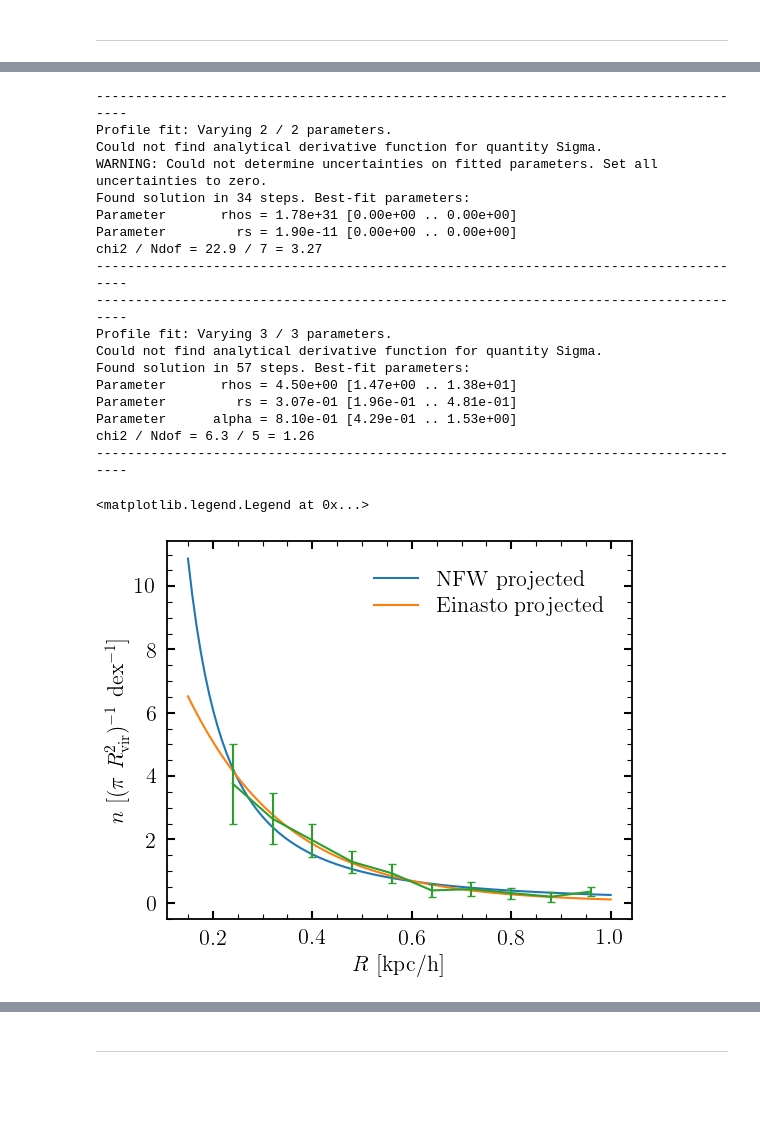
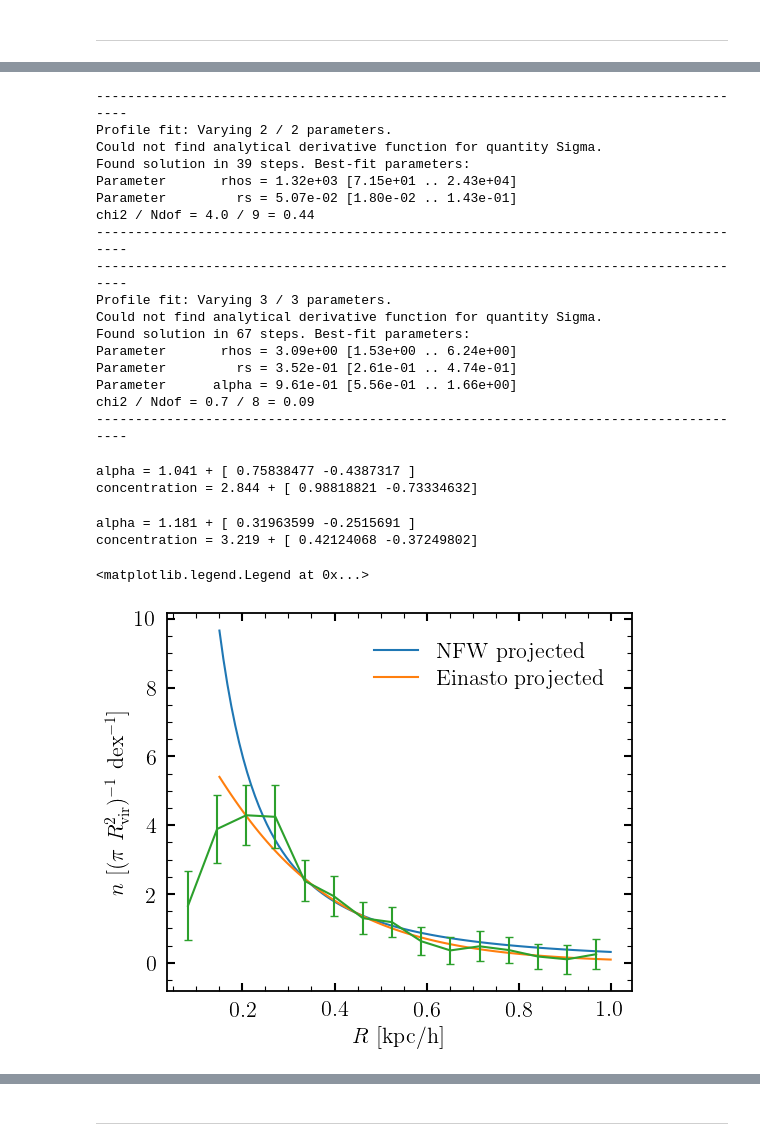
Before and after one commit to AstroJacobLi/kuaizi, a Jupyter notebook: diezi/scarlet_modeling/nsa_z002_004/UDG_sample.ipynb, the cells around one changed output, grey strips where cells are left out. Cells and saved outputs as stored; diff of their text form; code cells hidden in the pictures; blank space fills up the shorter version.

Commit message:
correct number density profile

```diff
--- a/diezi/scarlet_modeling/nsa_z002_004/UDG_sample.ipynb
+++ b/diezi/scarlet_modeling/nsa_z002_004/UDG_sample.ipynb
@@ -654,3 +532,0 @@ for name in unique_name[:]:
-# %%
-n_cen = np.average(n_cens, axis=0, weights=1 / udg_cat[ind]['host_r_vir_ang'].data**2)
-n_std = np.sqrt(np.sum(np.array(n_stds)**2, axis=0)) / len(n_stds)
@@ -675,6 +540,3 @@ output, cen = moving_binned_statistic(dist_ratio,
                                       n_slide=n_slide)
 comp_avg = np.nanmean(output, axis=0)
 comp_std = np.nanstd(output, axis=0)
-# %%
-n_corr = n_cen / comp_avg
-n_std = n_corr * np.sqrt((n_std / n_cen)**2 + (comp_std / comp_avg)**2)
@@ -680,0 +577,7 @@ n_std = n_corr * np.sqrt((n_std / n_cen)**2 + (comp_std / comp_avg)**2)
+# %%
+n_cen = np.array(result['n_cen']).mean(axis=0)
+n_std = np.sqrt(np.array(result['n_cen']).std(axis=0)**2 + np.mean(result['n_std'], axis=0)**2)
+
+# completeness
+n_corr = n_cen / comp_avg
+n_corr_std = n_corr * np.sqrt((n_std / n_cen)**2 + (comp_std / comp_avg)**2)
@@ -683,42 +595,34 @@ from colossus.cosmology import cosmology
 from colossus.halo import profile_nfw, profile_einasto
 
 cosmology.setCosmology('planck15')
-p_nfw = profile_nfw.NFWProfile(rhos=4.79e+04, rs=3.14e-02, z=0.0, mdef='vir')
-res_nfw = p_nfw.fit(cen[:-1], n_corr[:-1],
+
+flag = (cen > 0.3)
+p_nfw = profile_nfw.NFWProfile(rhos=4 * 3.57, rs=0.1, z=0.0, mdef='vir')
+res_nfw = p_nfw.fit(cen[flag], n_corr[flag],
                  quantity='Sigma',
-                 q_err=n_std[:-1]
+                 q_err=n_std[flag-1]
                 )
-# res = p_nfw.fit(cen, n_corr, quantity='Sigma', method='mcmc', converged_GR=1,
-#                 output_every_n=1000,
-#                 q_err=n_std / comp_avg)
 
-p_einasto = profile_einasto.EinastoProfile(M=1e4, alpha=0.92, c=1.83, z=0.0, mdef='vir')
-res_ein = p_einasto.fit(cen[1:-1], n_corr[1:-1],
-                    q_err=n_std[1:-1],
+p_einasto = profile_einasto.EinastoProfile(M=10, alpha=0.3, c=1.83, z=0.0, mdef='vir')
+res_ein = p_einasto.fit(cen[flag], n_corr[flag],
+                    q_err=n_corr_std[flag],
                     quantity='Sigma',
                     method='leastsq')
-
-# res = p_einasto.fit(cen[1:-1], n_corr[1:-1],
-#                 quantity='Sigma', method='mcmc',
-#                 converged_GR=1,
-#                 output_every_n=500,
-#                 q_err=n_std[1:-1])
 # %% [output]
 -------------------------------------------------------------------------------------
 Profile fit: Varying 2 / 2 parameters.
 Could not find analytical derivative function for quantity Sigma.
-WARNING: Could not determine uncertainties on fitted parameters. Set all uncertainties to zero.
-Found solution in 34 steps. Best-fit parameters:
-Parameter       rhos = 1.78e+31 [0.00e+00 .. 0.00e+00]
-Parameter         rs = 1.90e-11 [0.00e+00 .. 0.00e+00]
-chi2 / Ndof = 22.9 / 7 = 3.27
+Found solution in 39 steps. Best-fit parameters:
+Parameter       rhos = 1.32e+03 [7.15e+01 .. 2.43e+04]
+Parameter         rs = 5.07e-02 [1.80e-02 .. 1.43e-01]
+chi2 / Ndof = 4.0 / 9 = 0.44
 -------------------------------------------------------------------------------------
 -------------------------------------------------------------------------------------
 Profile fit: Varying 3 / 3 parameters.
 Could not find analytical derivative function for quantity Sigma.
-Found solution in 57 steps. Best-fit parameters:
-Parameter       rhos = 4.50e+00 [1.47e+00 .. 1.38e+01]
-Parameter         rs = 3.07e-01 [1.96e-01 .. 4.81e-01]
-Parameter      alpha = 8.10e-01 [4.29e-01 .. 1.53e+00]
-chi2 / Ndof = 6.3 / 5 = 1.26
+Found solution in 67 steps. Best-fit parameters:
+Parameter       rhos = 3.09e+00 [1.53e+00 .. 6.24e+00]
+Parameter         rs = 3.52e-01 [2.61e-01 .. 4.74e-01]
+Parameter      alpha = 9.61e-01 [5.56e-01 .. 1.66e+00]
+chi2 / Ndof = 0.7 / 8 = 0.09
 -------------------------------------------------------------------------------------
@@ -729,0 +629,18 @@ chi2 / Ndof = 7.1 / 5 = 1.42
+# %%
+alpha = 1 / res_ein['x'][2]
+print(f'alpha = {alpha:.3f} +', 1 / res_ein['x_err'].T[2] - alpha)
+
+conc = 1 / res_ein['x'][1]
+print(f'concentration = {conc:.3f} +', 1 / res_ein['x_err'].T[1] - conc)
+# %% [output]
+alpha = 1.041 + [ 0.75838477 -0.4387317 ]
+concentration = 2.844 + [ 0.98818821 -0.73334632]
+# %%
+alpha = 1 / res_ein['x'][2]
+print(f'alpha = {alpha:.3f} +', 1 / res_ein['x_err'].T[2] - alpha)
+
+conc = 1 / res_ein['x'][1]
+print(f'concentration = {conc:.3f} +', 1 / res_ein['x_err'].T[1] - conc)
+# %% [output]
+alpha = 1.181 + [ 0.31963599 -0.2515691 ]
+concentration = 3.219 + [ 0.42124068 -0.37249802]
@@ -730,22 +649,20 @@ chi2 / Ndof = 7.1 / 5 = 1.42
 # %%
 r = np.linspace(0.15, 1, 100)
 sigma = p_nfw.surfaceDensity(r)
 plt.plot(r, sigma, label='NFW projected')
 
 sigma = p_einasto.surfaceDensity(r)
 plt.plot(r, sigma, label='Einasto projected')
 
-plt.errorbar(cen, n_corr, n_std / comp_avg)
+plt.errorbar(cen, n_corr, n_corr_std)
 
 plt.xlabel(r'$R\ [\rm kpc/h]$')
 plt.ylabel(r'$n\ [(\pi\ R_{\rm vir}^2)^{-1}\ \rm dex^{-1}]$')
 
 plt.legend()
 
 # plt.xscale('log')
 # plt.yscale('log')
-
-# plt.yscale('log')
 # %% [output]
 <matplotlib.legend.Legend at 0x...>
-[figure, old version]
+[figure, new version]
```
Also changed, not shown: parts of 61 cells of this notebook, 1 other file.
